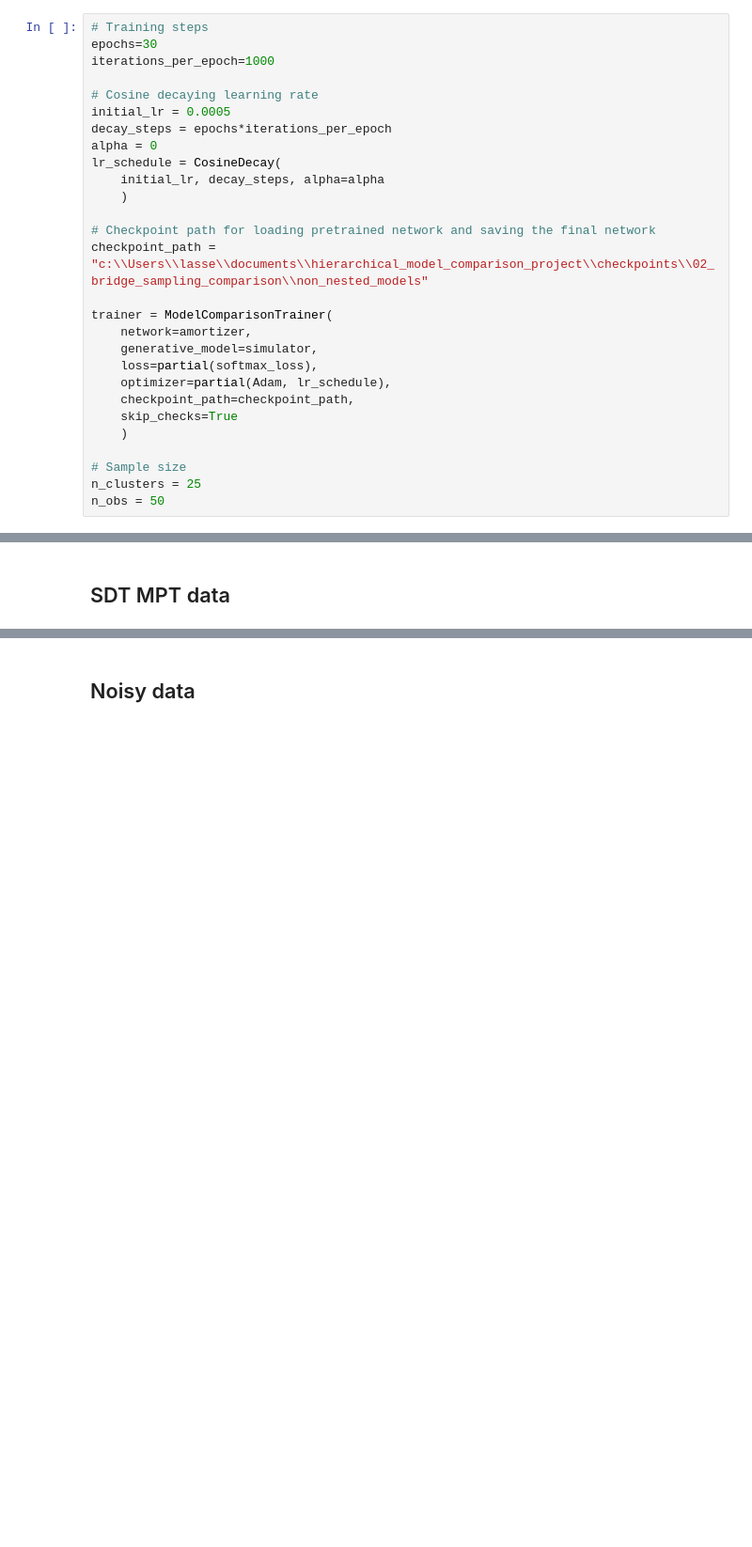
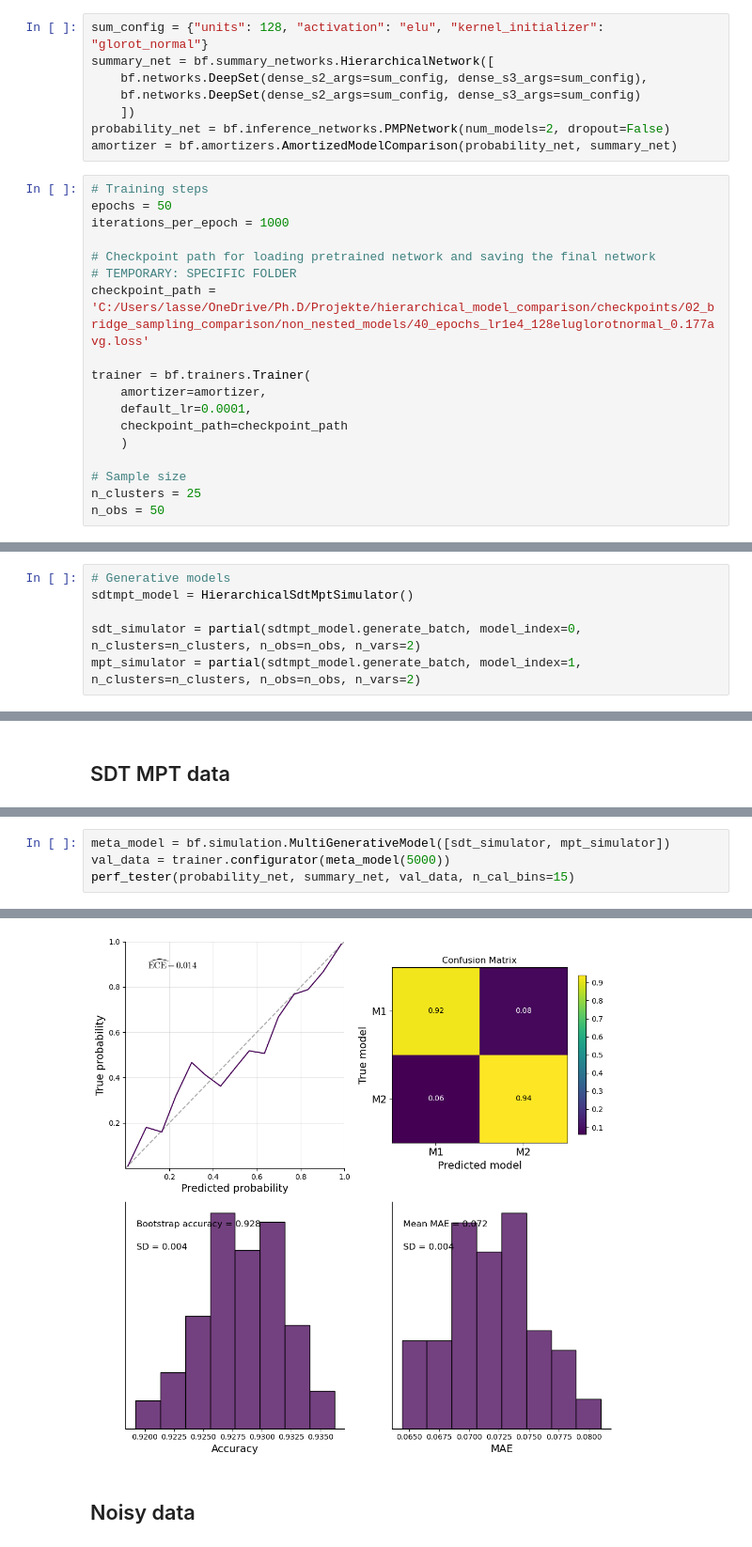
Before and after one commit to bayesflow-org/Hierarchical-Model-Comparison, a Jupyter notebook: notebooks/02_bridge_sampling_comparison/non_nested_models/ood_experiment.ipynb, the cells around one changed output, grey strips where cells are left out. Shown at 94% size. Saved outputs shown, nothing was run; the diff lists cells and outputs as text; blank space fills up the shorter version.

```diff
--- a/notebooks/02_bridge_sampling_comparison/non_nested_models/ood_experiment.ipynb
+++ b/notebooks/02_bridge_sampling_comparison/non_nested_models/ood_experiment.ipynb
@@ -43,26 +28,24 @@ simulator = MainSimulator(HierarchicalSdtMptSimulator())
+# %%
+sum_config = {"units": 128, "activation": "elu", "kernel_initializer": "glorot_normal"}
+summary_net = bf.summary_networks.HierarchicalNetwork([
+    bf.networks.DeepSet(dense_s2_args=sum_config, dense_s3_args=sum_config),
+    bf.networks.DeepSet(dense_s2_args=sum_config, dense_s3_args=sum_config)
+    ])
+probability_net = bf.inference_networks.PMPNetwork(num_models=2, dropout=False)
+amortizer = bf.amortizers.AmortizedModelComparison(probability_net, summary_net)
 # %%
 # Training steps
-epochs=30
-iterations_per_epoch=1000
-
-# Cosine decaying learning rate
-initial_lr = 0.0005
-decay_steps = epochs*iterations_per_epoch
-alpha = 0
-lr_schedule = CosineDecay(
-    initial_lr, decay_steps, alpha=alpha
-    )
+epochs = 50
+iterations_per_epoch = 1000
 
 # Checkpoint path for loading pretrained network and saving the final network
-checkpoint_path = "c:\\Users\\lasse\\documents\\hierarchical_model_comparison_project\\checkpoints\\02_bridge_sampling_comparison\\non_nested_models"
+# TEMPORARY: SPECIFIC FOLDER
+checkpoint_path = 'C:/Users/lasse/OneDrive/Ph.D/Projekte/hierarchical_model_comparison/checkpoints/02_bridge_sampling_comparison/non_nested_models/40_epochs_lr1e4_128eluglorotnormal_0.177avg.loss'
 
-trainer = ModelComparisonTrainer(
-    network=amortizer,
-    generative_model=simulator,
-    loss=partial(softmax_loss),
-    optimizer=partial(Adam, lr_schedule),
-    checkpoint_path=checkpoint_path,
-    skip_checks=True
+trainer = bf.trainers.Trainer(
+    amortizer=amortizer,
+    default_lr=0.0001,
+    checkpoint_path=checkpoint_path
     )
 
 # Sample size
@@ -114,3 +75,9 @@ class SingleModelSimulator:
+# %%
+# Generative models
+sdtmpt_model = HierarchicalSdtMptSimulator()
+
+sdt_simulator = partial(sdtmpt_model.generate_batch, model_index=0, n_clusters=n_clusters, n_obs=n_obs, n_vars=2)
+mpt_simulator = partial(sdtmpt_model.generate_batch, model_index=1, n_clusters=n_clusters, n_obs=n_obs, n_vars=2)
 # %%
 def get_max_activation(data, probability_net, summary_net, method):
     """ Gets the inference networks' last-layer-activation, either before or after
@@ -203,0 +168,5 @@ ECE = 0.010
+# %%
+meta_model = bf.simulation.MultiGenerativeModel([sdt_simulator, mpt_simulator])
+val_data = trainer.configurator(meta_model(5000))
+perf_tester(probability_net, summary_net, val_data, n_cal_bins=15)
+# %% [output]
@@ -204,2 +174,3 @@ ECE = 0.010
+[figure, added]
 # %% [markdown]
 ## Noisy data
```
Also changed, not shown: parts of 45 cells of this notebook, 1 other file.
